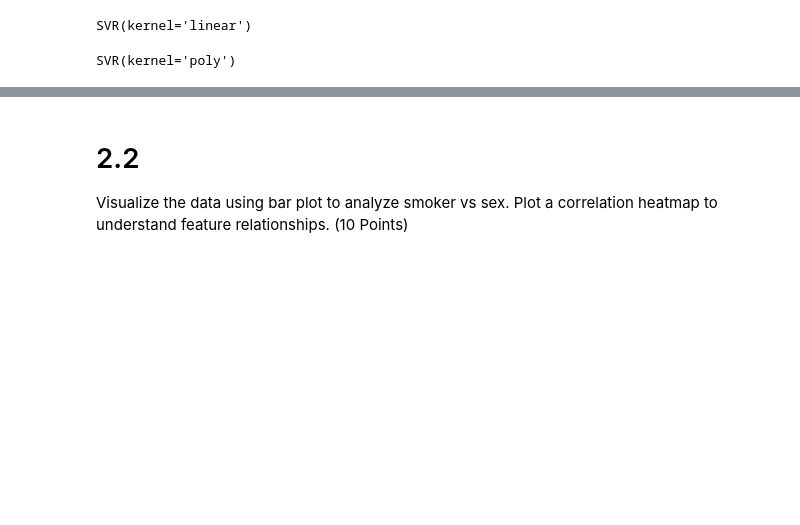
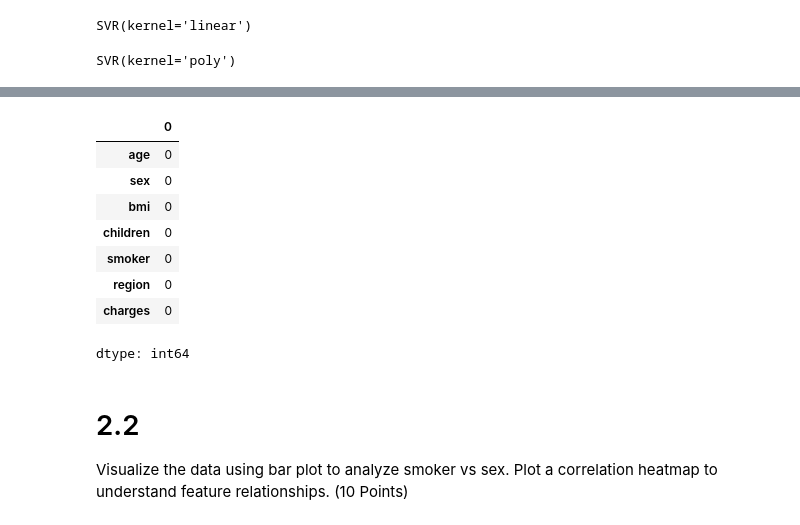
Before and after one commit to hadt222/CSCE5215, a Jupyter notebook: CSCE5215_assignment3/assignment_3.ipynb, the cells around one changed output, grey strips where cells are left out. Drawn from its saved outputs; the diff is of its cells as text; code cells hidden in the pictures; blank space fills up the shorter version.

```diff
--- a/CSCE5215_assignment3/assignment_3.ipynb
+++ b/CSCE5215_assignment3/assignment_3.ipynb
@@ -181,0 +209,4 @@ Check for null values in the dataset. If present, remove those values. Convert t
+# %%
+# load data
+df = pd.read_csv('https://raw.githubusercontent.com/hadt222/CSCE5215/refs/heads/main/CSCE5215_assignment3/insurance.csv')
+df.head()
@@ -181,0 +220,13 @@ Check for null values in the dataset. If present, remove those values. Convert t
+# %%
+# Check for null values
+df.isnull().sum()
+# %% [output]
+|  | 0 |
+| age | 0 |
+| sex | 0 |
+| bmi | 0 |
+| children | 0 |
+| smoker | 0 |
+| region | 0 |
+| charges | 0 |
+dtype: int64
```
Also changed, not shown: parts of 21 cells of this notebook.
